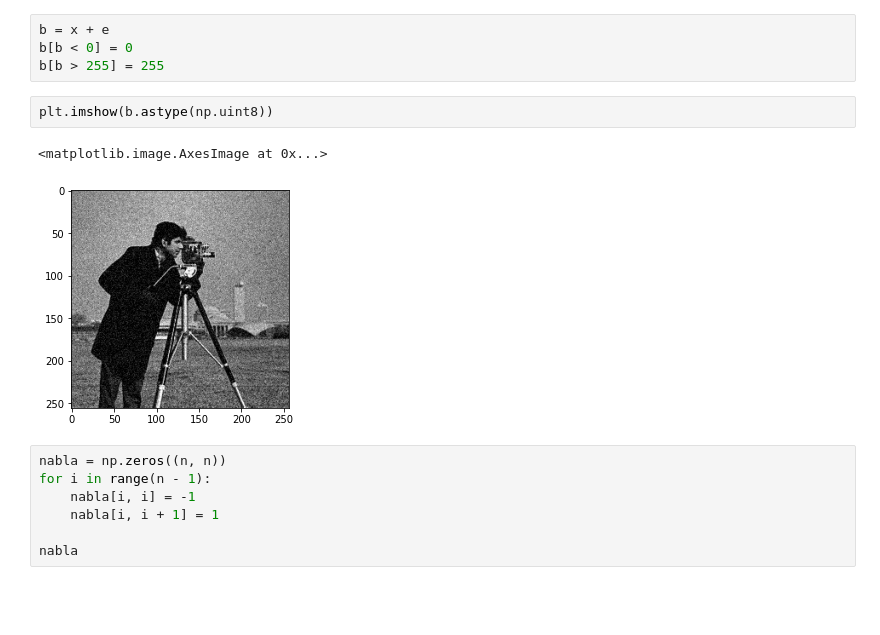
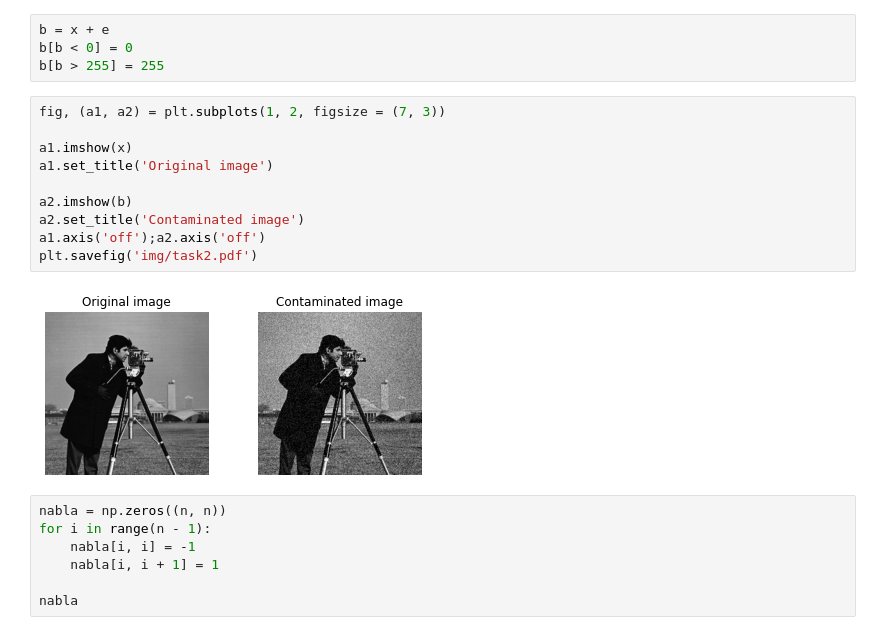
Before and after one commit to dingfangyu/opt-proj, a Jupyter notebook: 2d_recons.ipynb, the cells around one changed output. Drawn from its saved outputs; the diff is of its cells as text; blank space fills up the shorter version.

```diff
--- a/2d_recons.ipynb
+++ b/2d_recons.ipynb
@@ -32,11 +32,18 @@ e = np.random.randn(n, n) * e_var
 b = x + e
 b[b < 0] = 0
 b[b > 255] = 255
-# %%
-plt.imshow(b.astype(np.uint8))
-# %% [output]
-<matplotlib.image.AxesImage at 0x...>
-[figure, removed]
+# %%
+fig, (a1, a2) = plt.subplots(1, 2, figsize = (7, 3))
+
+a1.imshow(x)
+a1.set_title('Original image')
+
+a2.imshow(b)
+a2.set_title('Contaminated image')
+a1.axis('off');a2.axis('off')
+plt.savefig('img/task2.pdf')
+# %% [output]
+[figure, added]
 # %%
 nabla = np.zeros((n, n))
 for i in range(n - 1):
```
Also changed, not shown: parts of 1 cell of this notebook, 3 other files.
